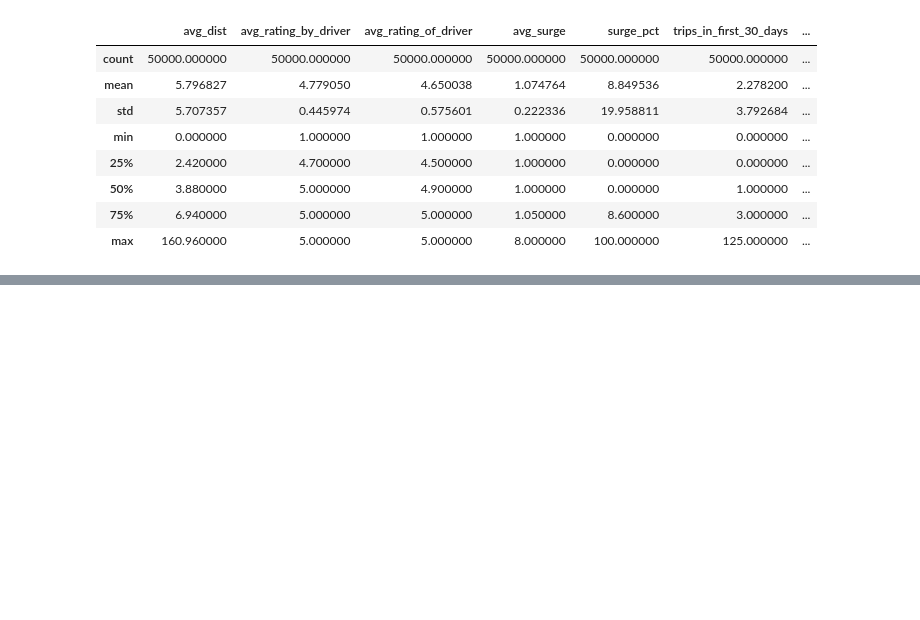
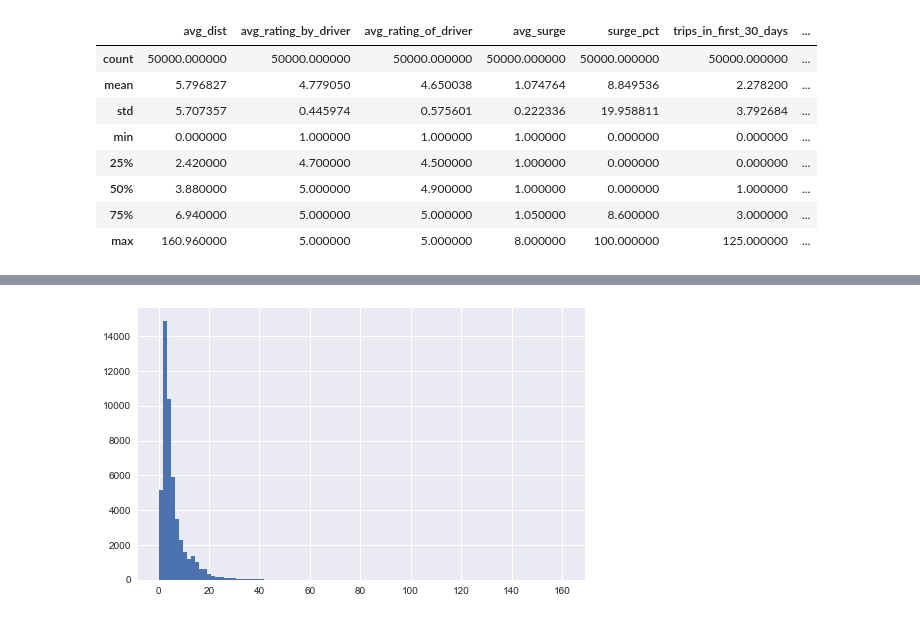
Before and after one commit to ztqsteve/Uber-Rider-Churn-Analysis, a Jupyter notebook: Modeling.ipynb, the cells around one changed output, grey strips where cells are left out. Cells and saved outputs as stored; diff of their text form; code cells hidden in the pictures; blank space fills up the shorter version.

```diff
--- a/Modeling.ipynb
+++ b/Modeling.ipynb
@@ -159,0 +50,11 @@ df_coeffs
+# %%
+# adjust figure size
+from matplotlib.pylab import rcParams
+rcParams['figure.figsize'] = 7, 5
+# %%
+# distribution of avg_dist
+plt.hist(df.avg_dist,bins=100)
+plt.savefig('avg_dist_distribution')
+plt.show()
+# %% [output]
+[figure, added]
```
Also changed, not shown: parts of 136 cells of this notebook.
